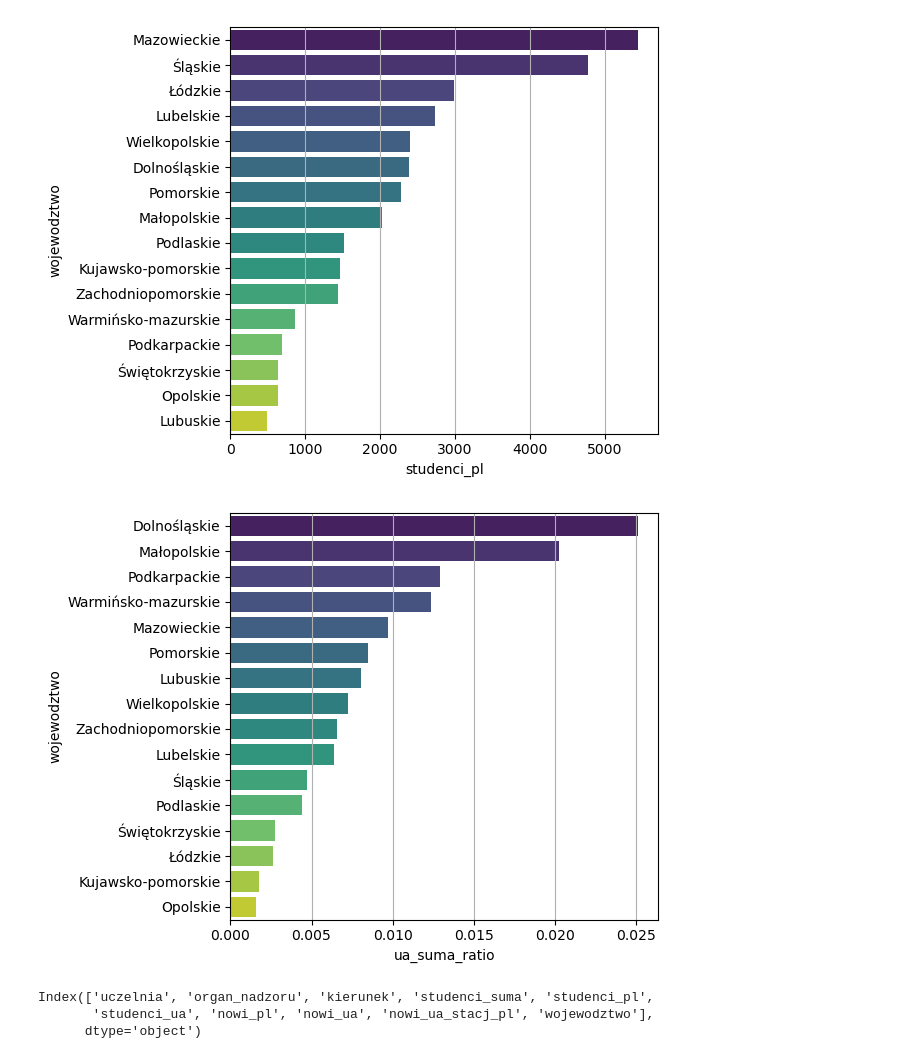
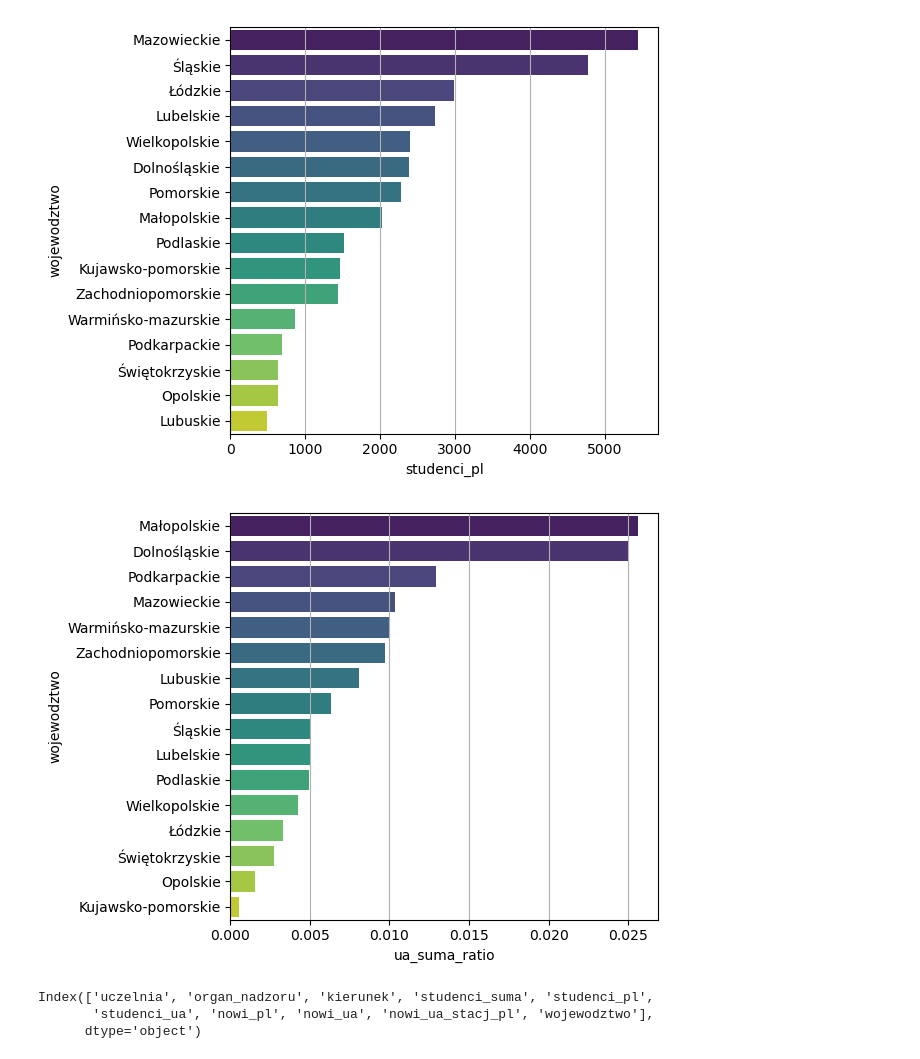
Before and after one commit to NotFenir/Data-Science-Projects, a Jupyter notebook: Ukrainian students on polish medical univeristies (DA)/notebook.ipynb, the cells around one changed output. Saved outputs shown, nothing was run; the diff lists cells and outputs as text; code cells hidden in the pictures.

```diff
--- a/Ukrainian students on polish medical univeristies/notebook.ipynb
+++ b/Ukrainian students on polish medical univeristies (DA)/notebook.ipynb
@@ -239,28 +237,28 @@ Passing `palette` without assigning `hue` is deprecated and will be removed in v
 # %%
 df_mean = (
     df
-    .groupby('wojewodztwo')[['studenci_suma', 'studenci_pl', 'studenci_ua']]
+    .assign(ua_suma_ratio=lambda x: x['studenci_ua'] / x['studenci_suma'])
+    .groupby('wojewodztwo')[['studenci_suma', 'studenci_pl', 'studenci_ua', 'ua_suma_ratio']]
     .mean()
     .reset_index()
     .sort_values(by='studenci_suma', ascending=False)
 )
 
 
 sns.barplot(
     data=(
         df_mean
-        .assign(ua_suma_ratio=lambda x: x['studenci_ua'] / x['studenci_suma'])
         .sort_values(by='ua_suma_ratio', ascending=False)
     ),
     x='ua_suma_ratio',
     y='wojewodztwo',
     hue='wojewodztwo',
     palette='viridis',
 )
 plt.grid(axis='x')
 plt.tight_layout()
 # %% [output]
-[figure, old version]
+[figure, new version]
 # %%
 df.columns
 # %% [output]
```
Also changed, not shown: parts of 1 cell of this notebook, 29 other files.
